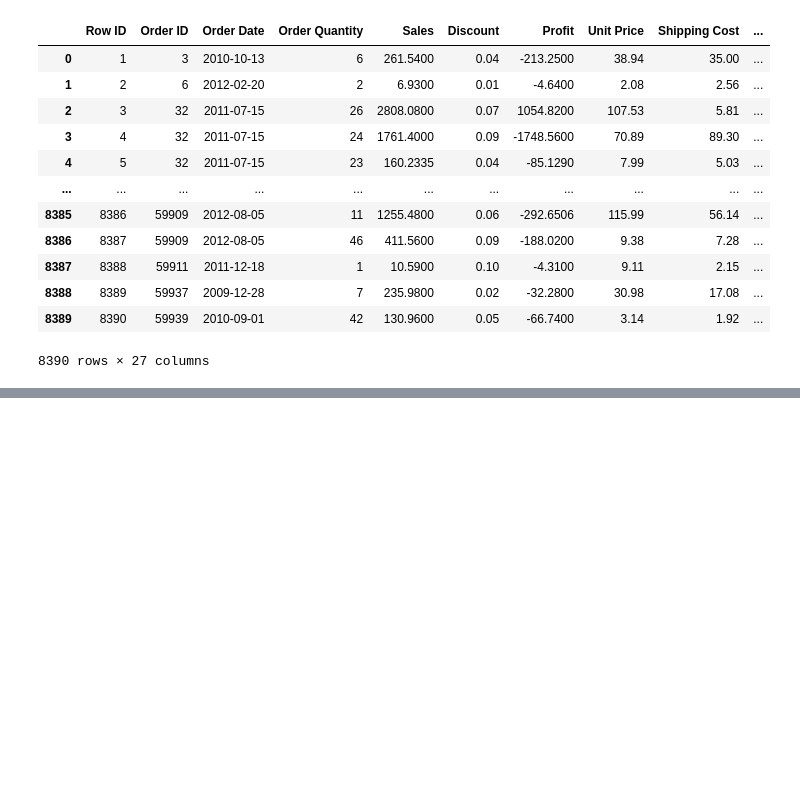
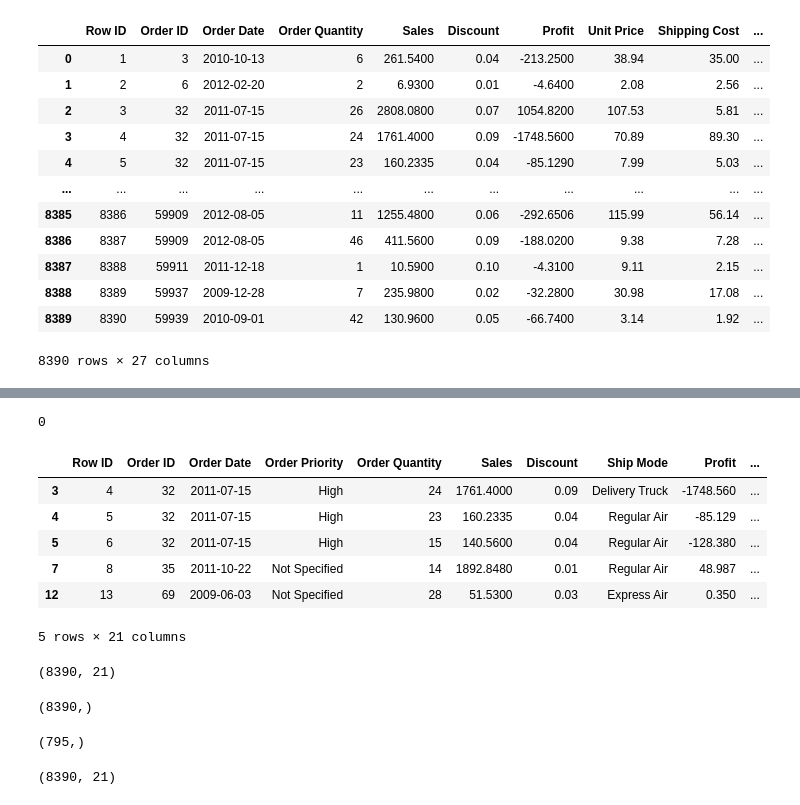
Before and after one commit to vivekgupta0657/learning-python, a Jupyter notebook: revamp.ipynb, the cells around one changed output, grey strips where cells are left out. Saved outputs shown, nothing was run; the diff lists cells and outputs as text; code cells hidden in the pictures; blank space fills up the shorter version.

```diff
--- a/revamp.ipynb
+++ b/revamp.ipynb
@@ -1266,0 +1271,3 @@ order
+# %%
+order = pd.read_excel('Sample - Superstore Sales.xls',0)
+order.head()
@@ -1266,0 +1297,31 @@ order
+# %%
+order.duplicated().sum()
+# %% [output]
+0
+# %%
+order[order['Customer Name'].duplicated()].head()
+# %% [output]
+|  | Row ID | Order ID | Order Date | Order Priority | Order Quantity | Sales | Discount | Ship Mode | Profit | ... |
+| 3 | 4 | 32 | 2011-07-15 | High | 24 | 1761.4000 | 0.09 | Delivery Truck | -1748.560 | ... |
+| 4 | 5 | 32 | 2011-07-15 | High | 23 | 160.2335 | 0.04 | Regular Air | -85.129 | ... |
+| 5 | 6 | 32 | 2011-07-15 | High | 15 | 140.5600 | 0.04 | Regular Air | -128.380 | ... |
+| 7 | 8 | 35 | 2011-10-22 | Not Specified | 14 | 1892.8480 | 0.01 | Regular Air | 48.987 | ... |
+| 12 | 13 | 69 | 2009-06-03 | Not Specified | 28 | 51.5300 | 0.03 | Express Air | 0.350 | ... |
+5 rows × 21 columns
+# %%
+order.shape
+# %% [output]
+(8390, 21)
+# %%
+order['Customer Name'].shape
+# %% [output]
+(8390,)
+# %%
+
+order['Customer Name'].drop_duplicates().shape
+# %% [output]
+(795,)
+# %%
+order.drop_duplicates().shape
+# %% [output]
+(8390, 21)
```
Also changed, not shown: parts of 4 cells of this notebook.
